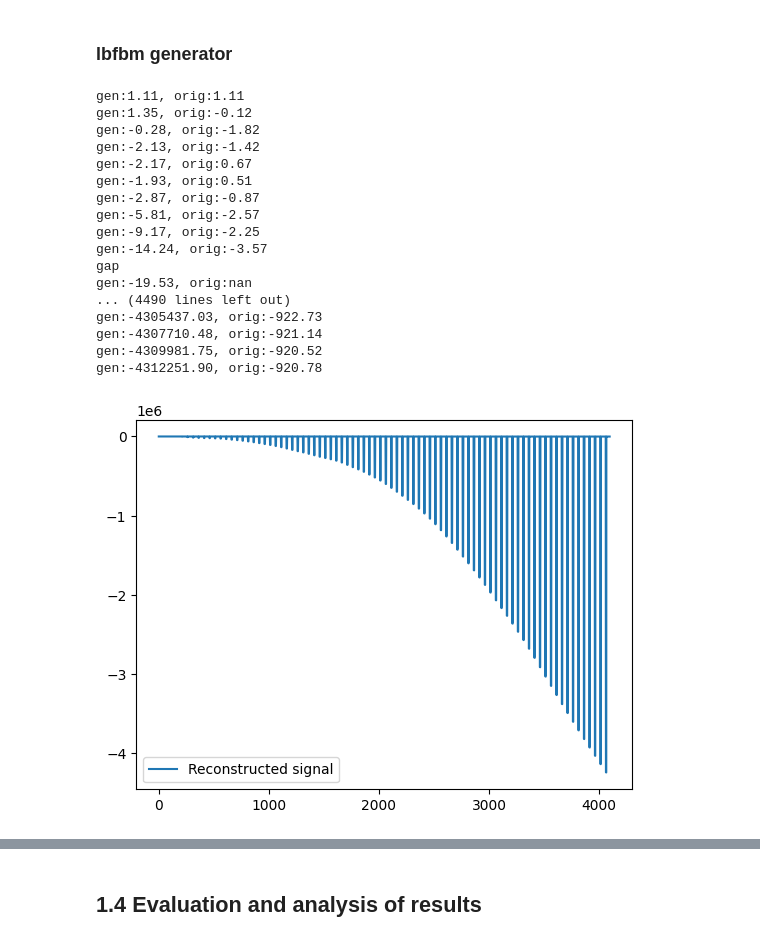
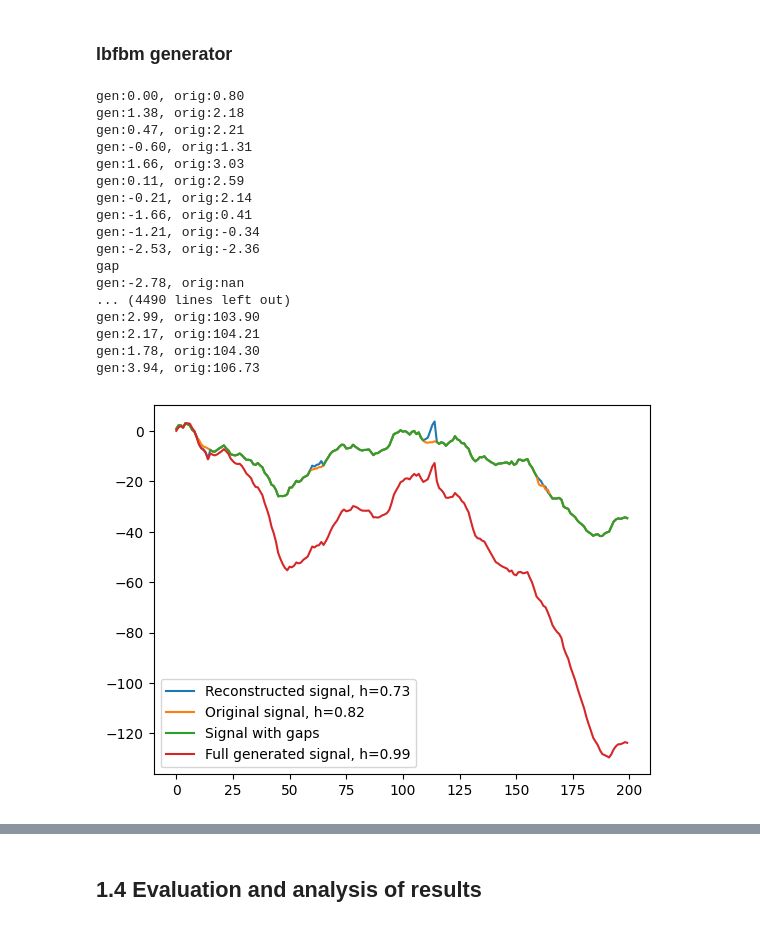
Before and after one commit to Digiratory/StatTools, a Jupyter notebook: research/data_recovery.ipynb, the cells around one changed output, grey strips where cells are left out. Cells and saved outputs as stored; diff of their text form; code cells hidden in the pictures.

Commit message:
fix: increment instead of the absolute value

```diff
--- a/research/data_recovery.ipynb
+++ b/research/data_recovery.ipynb
@@ -147,40 +147,62 @@ dfa = DFA(np.diff(signal_ds[0]))
 h = round(dfa.find_h(), 2)
 base = 1.1
 target_len = signal_ds[0].shape[0]
-generator = LBFBmGenerator(h, base, length=target_len)
+
+initial_std = np.nanstd(np.diff(signal_with_gaps))
+random_values = np.random.randn(target_len) * initial_std
+random_iter = iter(random_values)
+
+generator = LBFBmGenerator(h, base,
+                          random_generator=random_iter,
+                          length=target_len)
+
 recovered_signal = np.zeros(target_len)
-
+generated_signal = np.zeros(target_len)
 for i in range(target_len):
     if np.isnan(signal_with_gaps[i]):
-        x = generator.__next__()
-        recovered_signal[i] = x
+        x = next(generator)
+        recovered_signal[i] = x + recovered_signal[i-1]
+        generated_signal[i] = x
         print(f"gap\ngen:{x:.2f}, orig:{signal_with_gaps[i]:.2f}")
     else:
-        x = generator.next_with_value(signal_with_gaps[i])
+        if i == 0:
+            x = generator.next_with_value(0)
+        else:
+            x = generator.next_with_value(signal_with_gaps[i] - recovered_signal[i-1])
         print(f"gen:{x:.2f}, orig:{signal_with_gaps[i]:.2f}")
         recovered_signal[i] = signal_with_gaps[i]
+        generated_signal[i] = x
 # %% [output]
-gen:1.11, orig:1.11
-gen:1.35, orig:-0.12
-gen:-0.28, orig:-1.82
-gen:-2.13, orig:-1.42
-gen:-2.17, orig:0.67
-gen:-1.93, orig:0.51
-gen:-2.87, orig:-0.87
-gen:-5.81, orig:-2.57
-gen:-9.17, orig:-2.25
-gen:-14.24, orig:-3.57
+gen:0.00, orig:0.80
+gen:1.38, orig:2.18
+gen:0.47, orig:2.21
+gen:-0.60, orig:1.31
+gen:1.66, orig:3.03
+gen:0.11, orig:2.59
+gen:-0.21, orig:2.14
+gen:-1.66, orig:0.41
+gen:-1.21, orig:-0.34
+gen:-2.53, orig:-2.36
 gap
-gen:-19.53, orig:nan
+gen:-2.78, orig:nan
 ... (4490 lines left out)
-gen:-4305437.03, orig:-922.73
-gen:-4307710.48, orig:-921.14
-gen:-4309981.75, orig:-920.52
-gen:-4312251.90, orig:-920.78
+gen:2.99, orig:103.90
+gen:2.17, orig:104.21
+gen:1.78, orig:104.30
+gen:3.94, orig:106.73
-# %%
-plt.plot(recovered_signal, label='Reconstructed signal')
-# plt.plot(signal_with_gaps, label='Signal with gaps')
-plt.legend()
-plt.show()
-# %% [output]
-[figure, removed]
+# %%
+dfa = DFA(np.diff(recovered_signal))
+h = round(dfa.find_h(), 2)
+plt.plot(recovered_signal[0:200], label=f'Reconstructed signal, h={h}')
+dfa = DFA(np.diff(signal_ds[0]))
+h = round(dfa.find_h(), 2)
+plt.plot(signal_ds[0][0:200], label=f'Original signal, h={h}')
+plt.plot(signal_with_gaps[0:200], label=f'Signal with gaps')
+dfa = DFA(generated_signal)
+h = round(dfa.find_h(), 2)
+plt.plot(np.cumsum(generated_signal)[0:200], label=f'Full generated signal, h={h}')
+# plt.plot(signal_ds[0] - recovered_signal)
+plt.legend()
+plt.show()
+# %% [output]
+[figure, added]
```
Also changed, not shown: parts of 4 cells of this notebook, 3 other files.
